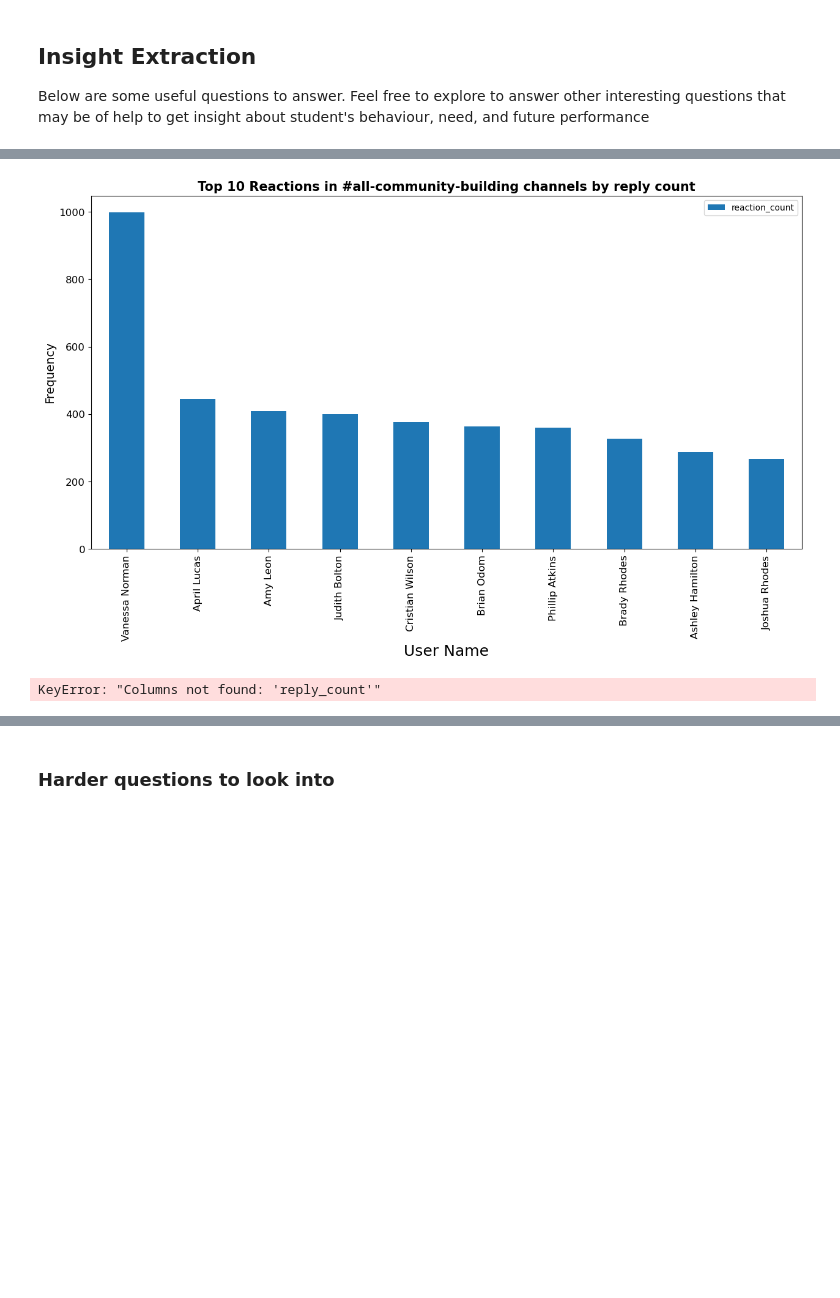
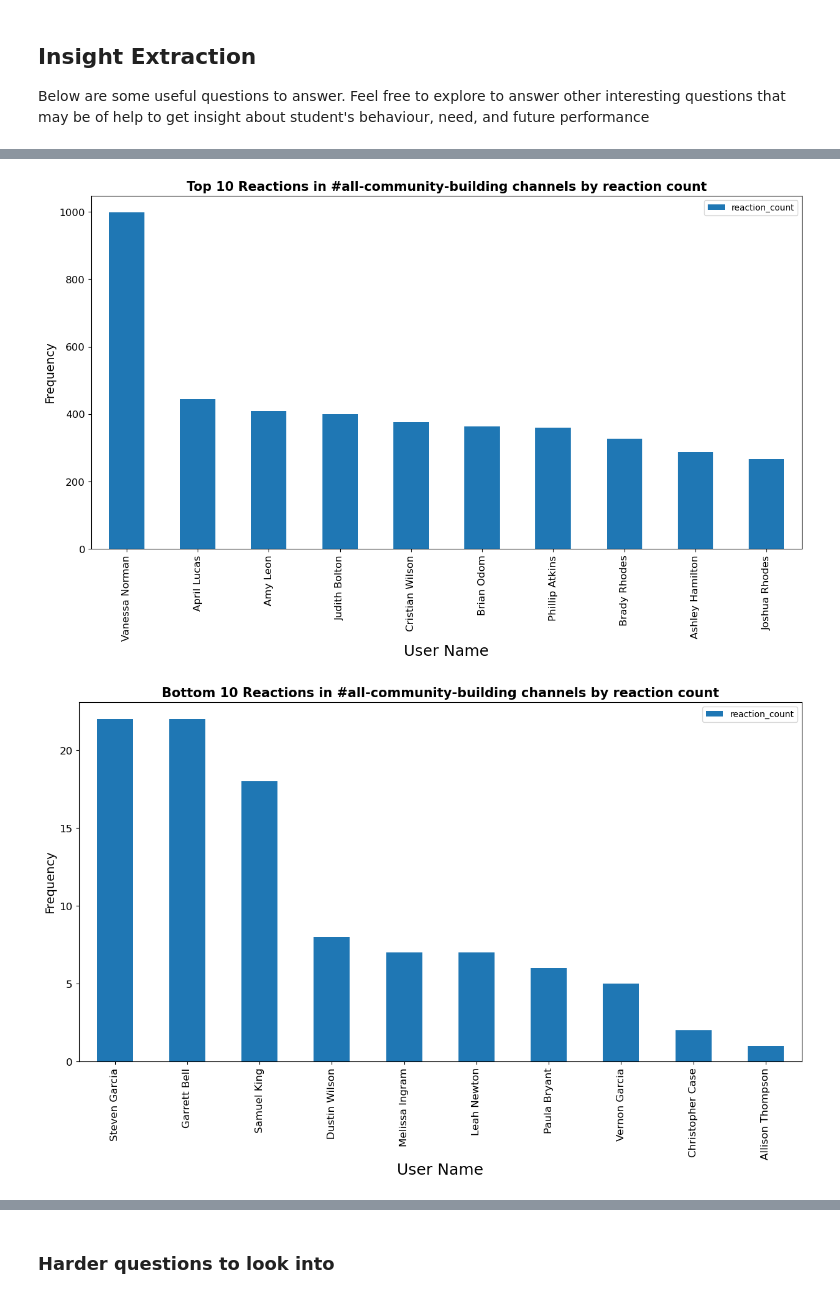
Before and after one commit to fanuelabebe/Cohort_week_0_repo, a Jupyter notebook: notebooks/parse_slack_data.ipynb, the cells around one changed output, grey strips where cells are left out. Drawn from its saved outputs; the diff is of its cells as text; code cells hidden in the pictures; blank space fills up the shorter version.

```diff
--- a/notebooks/parse_slack_data.ipynb
+++ b/notebooks/parse_slack_data.ipynb
@@ -122,15 +126,15 @@ def get_top_N_user_by_reaction_count(data,n, channel='Random'):
 
     data.groupby('real_name')[['reaction_count']].sum().sort_values(by='reaction_count',ascending=False)\
     [:n].plot.bar(figsize=(15, 7.5))
-    plt.title(f'Top {n} Reactions in #{channel} channels by reply count', size=15, fontweight='bold')
+    plt.title(f'Top {n} Reactions in #{channel} channels by reaction count', size=15, fontweight='bold')
     plt.xlabel("User Name", size=18); plt.ylabel("Frequency", size=14);
     plt.xticks(size=12); plt.yticks(size=12);
     plt.show()
 
-    data.groupby('real_name')[['reply_count']].sum().sort_values(by='reaction_count',ascending=False)\
+    data.groupby('real_name')[['reaction_count']].sum().sort_values(by='reaction_count',ascending=False)\
     [-n:].plot.bar(figsize=(15, 7.5))
     plt.title(f'Bottom {n} Reactions in #{channel} channels by reaction count', size=15, fontweight='bold')
-    plt.xlabel("Sender Name", size=18); plt.ylabel("Frequency", size=14);
+    plt.xlabel("User Name", size=18); plt.ylabel("Frequency", size=14);
     plt.xticks(size=12); plt.yticks(size=12);
     plt.show()
 
@@ -213,13 +224,20 @@ plot_2d_scatter_plot(x,y)
 # %%
 
 #get channel reactions and top reaction count by user
-react = slack_loader.parse_slack_reaction(channels[0]['name'])
+react_df = slack_loader.parse_slack_reaction(channels[0]['name'])
 users = slack_loader.get_users()
 
+react_df = react_df.drop(['reaction_name','message'],axis='columns')
+
 users_df = slack_loader.get_users_df(users)
+# react_df
 # users_df
-df_left = pd.merge(react,users_df,left_on='user_id',right_on='id',how='left')
+# users_df
+df_left = pd.merge(react_df,users_df,left_on='user_id',right_on='id',how='left')
+# df_left
 get_top_N_user_by_reaction_count(df_left,10,channel=channels[0]['name'])
+# user_react_df = df_left[:10]
+# user_react_df
 # %% [output]
-[figure, old version]
+[figure, new version]
-KeyError: "Columns not found: 'reply_count'"
+[figure, added]
```
Also changed, not shown: parts of 7 cells of this notebook, 2 other files.
